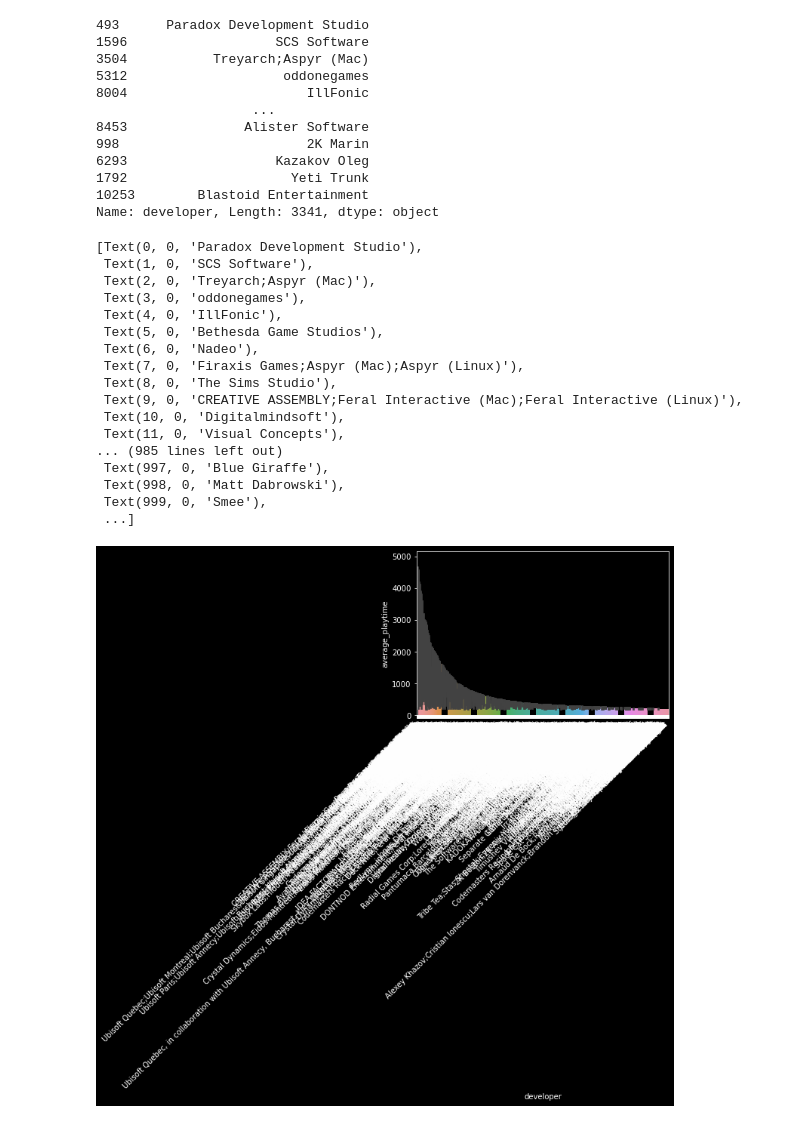
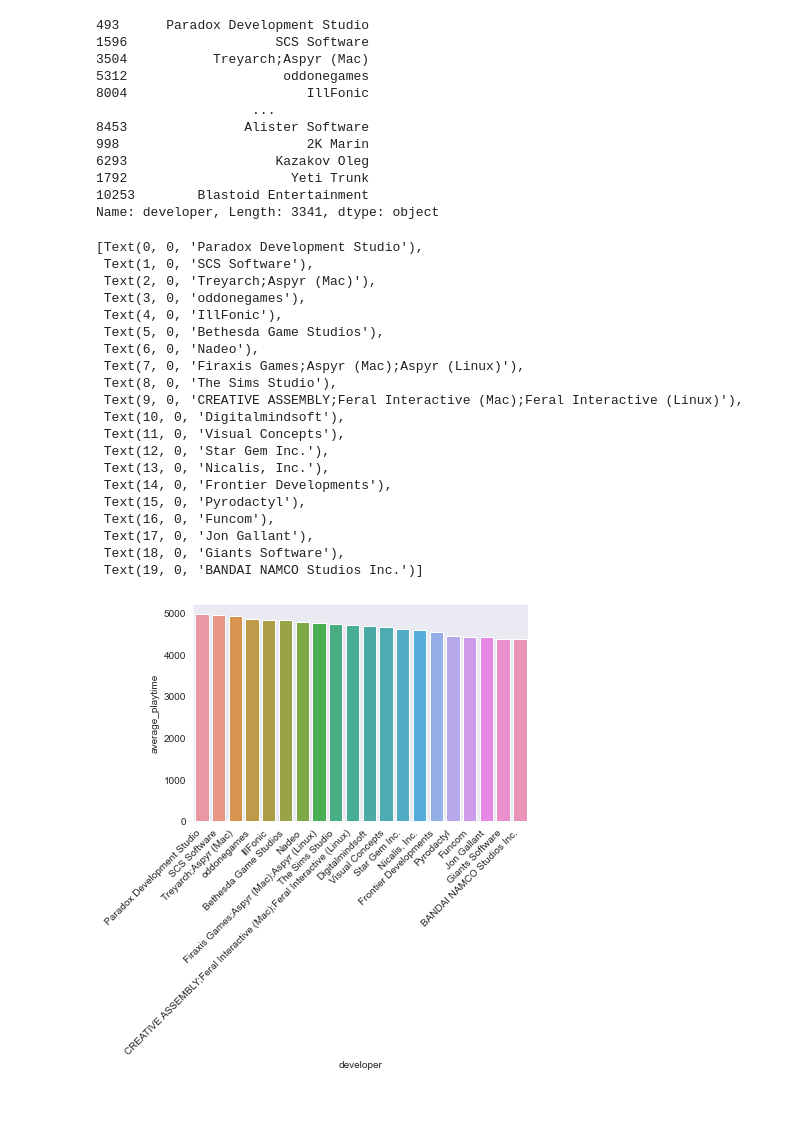
Before and after one commit to TeaDrinkingProgrammer/data-science, a Jupyter notebook: assignment 14 (old).ipynb, the cells around one changed output. Drawn from its saved outputs; the diff is of its cells as text; code cells hidden in the pictures.

```diff
--- a/assignment 14 (old).ipynb
+++ b/assignment 14 (old).ipynb
@@ -82,24 +82,27 @@ sortedDataset['developer']
 10253        Blastoid Entertainment
 Name: developer, Length: 3341, dtype: object
 # %%
-plot = sns.barplot(x="developer", y="average_playtime", data=sortedDataset)
+plot = sns.barplot(x="developer", y="average_playtime", data=sortedDataset.sort_values(by='average_playtime',ascending=False).head(20))
 plot.set_xticklabels(plot.get_xticklabels(), rotation=45, horizontalalignment='right')
 # %% [output]
 [Text(0, 0, 'Paradox Development Studio'),
  Text(1, 0, 'SCS Software'),
  Text(2, 0, 'Treyarch;Aspyr (Mac)'),
  Text(3, 0, 'oddonegames'),
  Text(4, 0, 'IllFonic'),
  Text(5, 0, 'Bethesda Game Studios'),
  Text(6, 0, 'Nadeo'),
  Text(7, 0, 'Firaxis Games;Aspyr (Mac);Aspyr (Linux)'),
  Text(8, 0, 'The Sims Studio'),
  Text(9, 0, 'CREATIVE ASSEMBLY;Feral Interactive (Mac);Feral Interactive (Linux)'),
  Text(10, 0, 'Digitalmindsoft'),
  Text(11, 0, 'Visual Concepts'),
-... (985 lines left out)
- Text(997, 0, 'Blue Giraffe'),
- Text(998, 0, 'Matt Dabrowski'),
- Text(999, 0, 'Smee'),
- ...]
+ Text(12, 0, 'Star Gem Inc.'),
+ Text(13, 0, 'Nicalis, Inc.'),
+ Text(14, 0, 'Frontier Developments'),
+ Text(15, 0, 'Pyrodactyl'),
+ Text(16, 0, 'Funcom'),
+ Text(17, 0, 'Jon Gallant'),
+ Text(18, 0, 'Giants Software'),
+ Text(19, 0, 'BANDAI NAMCO Studios Inc.')]
-[figure, old version]
+[figure, new version]
```
Also changed, not shown: 19 other files.
